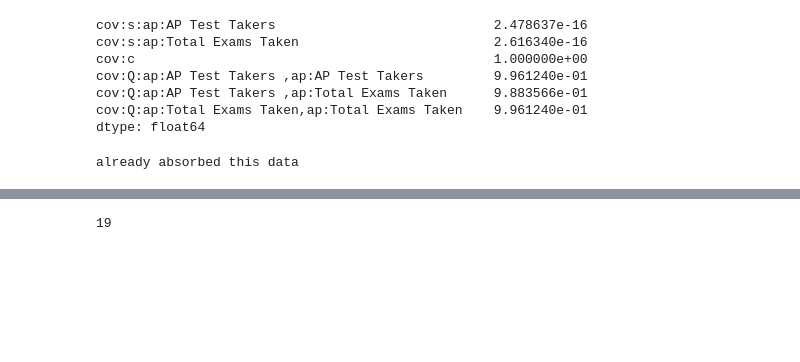
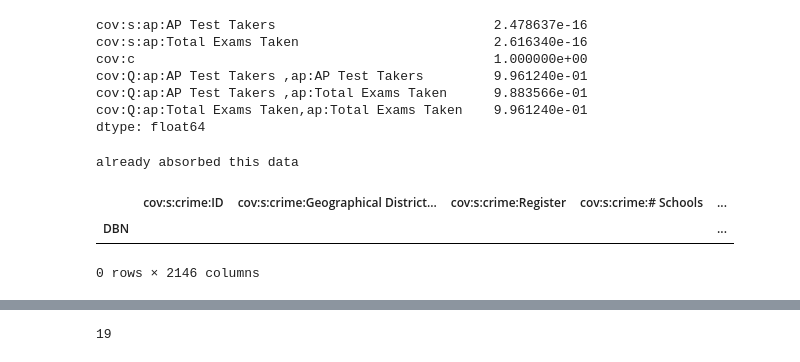
Before and after one commit to primkey7607/factorizedlearn, a Jupyter notebook: testPCA.ipynb, the cells around one changed output, grey strips where cells are left out. Saved outputs shown, nothing was run; the diff lists cells and outputs as text; code cells hidden in the pictures; blank space fills up the shorter version.

```diff
--- a/testPCA.ipynb
+++ b/testPCA.ipynb
@@ -175,6 +198,7 @@ def connect_outer(aggdata1, aggdata2, dimension, left_inp = False, right_attrs =
         join['cov:s:' + att2].fillna(value=left_cov['cov:s:' + att2], inplace=True)
         join['cov:s:' + att2] *= join['cov:c']
 
+
     for i in range(len(left_attributes)):
         for j in range(i, len(left_attributes)):
             if 'cov:Q:' + left_attributes[i] + "," + left_attributes[j] in join:
@@ -184,14 +208,20 @@ def connect_outer(aggdata1, aggdata2, dimension, left_inp = False, right_attrs =
                 join['cov:Q:' + left_attributes[j] + "," + left_attributes[i]].fillna(value=left_cov['cov:Q:' + left_attributes[j] + "," + left_attributes[i]], inplace=True)
                 join['cov:Q:' + left_attributes[j] + "," + left_attributes[i]] *= join['cov:c']
 
+    kwargs = dict()
+
     for att1 in left_attributes:
         for att2 in right_attributes:
             if 'cov:Q:' + att1 + "," + att2 in join:
+#                 kwargs['cov:Q:' + att1 + "," + att2] = join['cov:s:' + att1] * join['cov:s:' + att2]/join['cov:c']
+#                 join = join.assign(att_name= join['cov:s:' + att1] * join['cov:s:' + att2]/join['cov:c'])
                 join['cov:Q:' + att1 + "," + att2] = join['cov:s:' + att1] * join['cov:s:' + att2]/join['cov:c']
             else:
+#                 kwargs['cov:Q:' + att2 + "," + att1] = join['cov:s:' + att2] * join['cov:s:' + att1]/join['cov:c']
                 join['cov:Q:' + att2 + "," + att1] = join['cov:s:' + att2] * join['cov:s:' + att1]/join['cov:c']
 
-
+#     join = join.assign(**kwargs)
+#     print(join.columns)
     return join
 # %%
 # select features, but train kept all the features it currently has
@@ -303,7 +333,10 @@ for _ in range(6):
                 continue
 
             cur_atts2, final_r22 = select_features(gender_train, gender_train, sellersdict[sellername], "DBN",10)
-            gender_train.absorb(sellersdict[sellername], "DBN", [x for x in cur_atts2 if x in sellersdict[sellername].X])
+            if len([x for x in cur_atts2 if x in sellersdict[sellername].X]) == 0:
+                gender_train.datasets.add(sellername)
+            else:
+                gender_train.absorb(sellersdict[sellername], "DBN", [x for x in cur_atts2 if x in sellersdict[sellername].X])
             print(sellername, cur_atts2, final_r22)
             break
 # %% [output]
@@ -388,4 +442,10 @@ dim_idx.absorb(crimedata)
 # dim_idx.absorb(prodata)
 # %% [output]
 already absorbed this data
+# %%
+dim_idx.data
+# %% [output]
+|  | cov:s:crime:ID | cov:s:crime:Geographical District... | cov:s:crime:Register | cov:s:crime:# Schools | ... |
+| DBN |  |  |  |  | ... |
+0 rows × 2146 columns
 # %%
```
Also changed, not shown: parts of 11 cells of this notebook, 5 other files.
